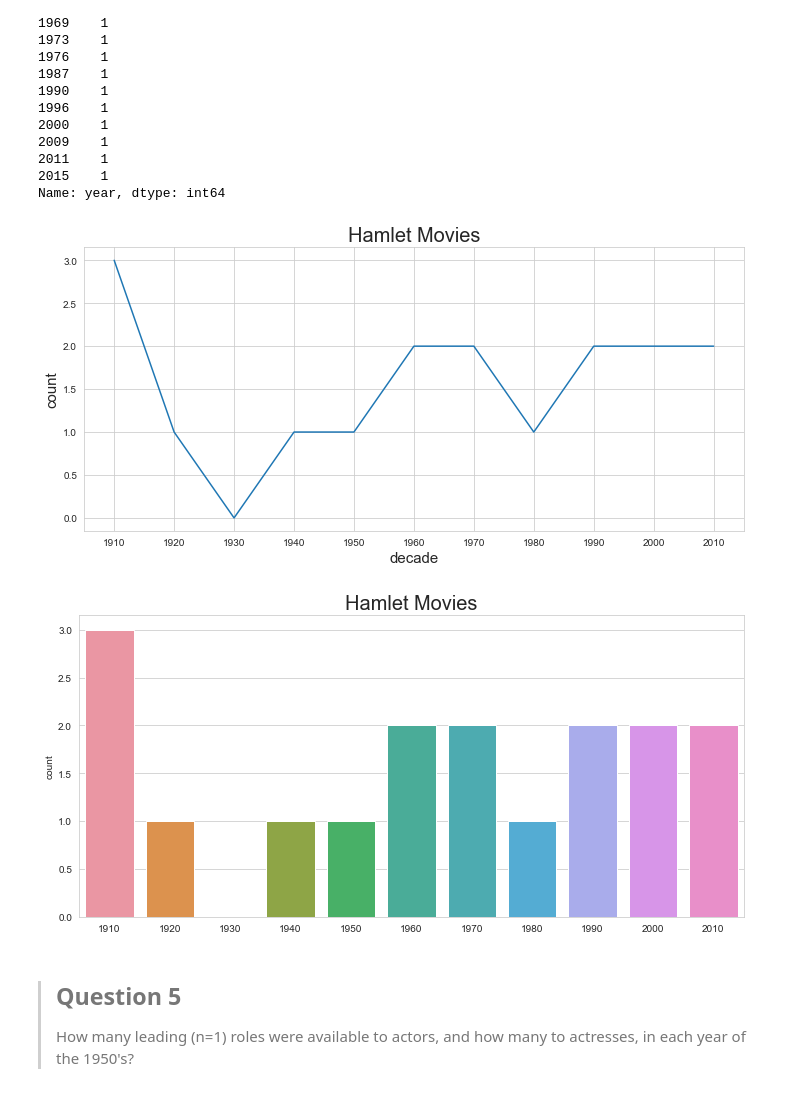
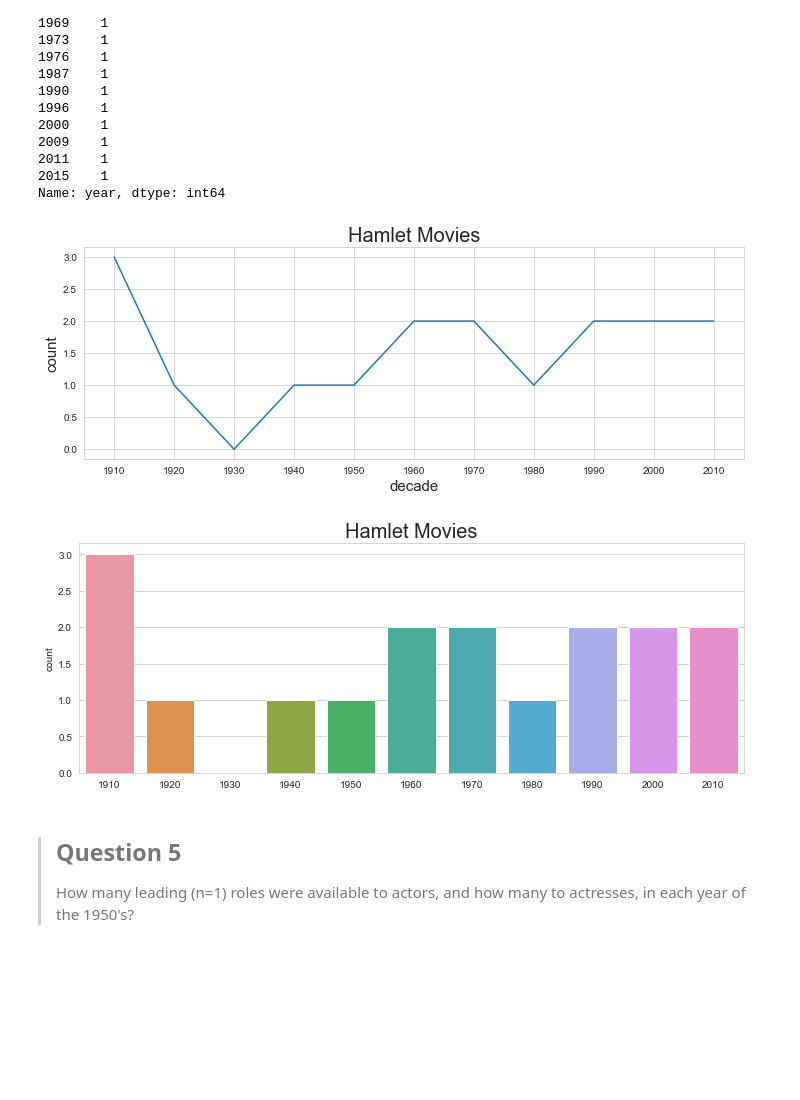
Before and after one commit to adiy55/1SA-Final-Project, a Jupyter notebook: 1SA Final Project pt.2.ipynb, the cells around one changed output. Drawn from its saved outputs; the diff is of its cells as text; code cells hidden in the pictures; blank space fills up the shorter version.

```diff
--- a/1SA Final Project pt.2.ipynb
+++ b/1SA Final Project pt.2.ipynb
@@ -189,26 +189,26 @@ decades_ser
 decades_df = pd.DataFrame(decades_ser, columns=["count"])
 # %%
 # line plot of "Hamlet" movies per decade
-plt.figure(figsize=(10,5))
+plt.figure(figsize=(10,4))
 decades_ser.plot()
 plt.xticks(decades_ser.index)
 plt.xticks(decades_ser.index)
 plt.xlabel("decade", size=15)
 plt.ylabel("count", size=15)
 plt.title("Hamlet Movies", size=20)
 plt.tight_layout()
 plt.show()
 # %% [output]
-[figure, old version]
+[figure, new version]
 # %%
 # bar plot of "Hamlet" movies per decade
-plt.figure(figsize=(10,5))
+plt.figure(figsize=(10,4))
 sns.barplot(y=decades_df["count"], x=decades_df.index)
 plt.title("Hamlet Movies", size=20)
 plt.tight_layout()
 plt.show()
 # %% [output]
-[figure, old version]
+[figure, new version]
 # %% [markdown]
 > ## Question 5
 > How many leading (n=1) roles were available to actors, and how many to actresses, in each year of the 1950's?
```
Also changed, not shown: parts of 1 cell of this notebook.
